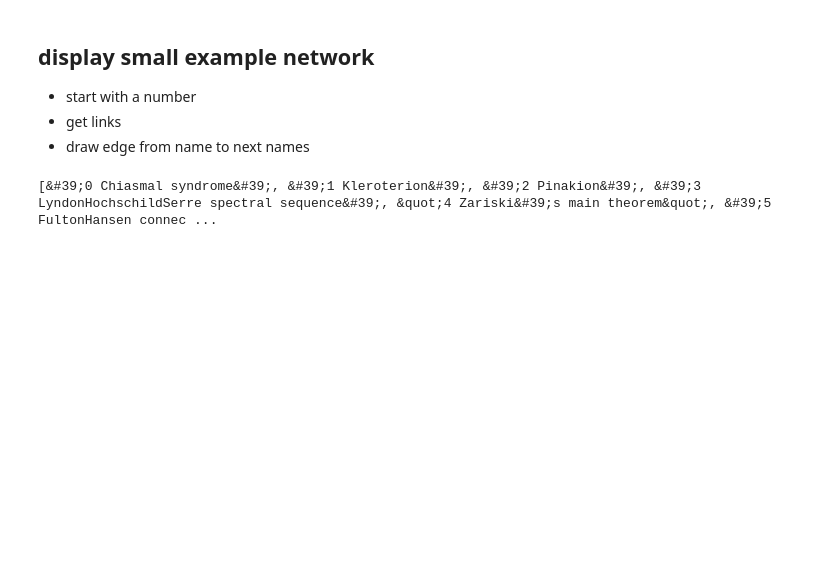
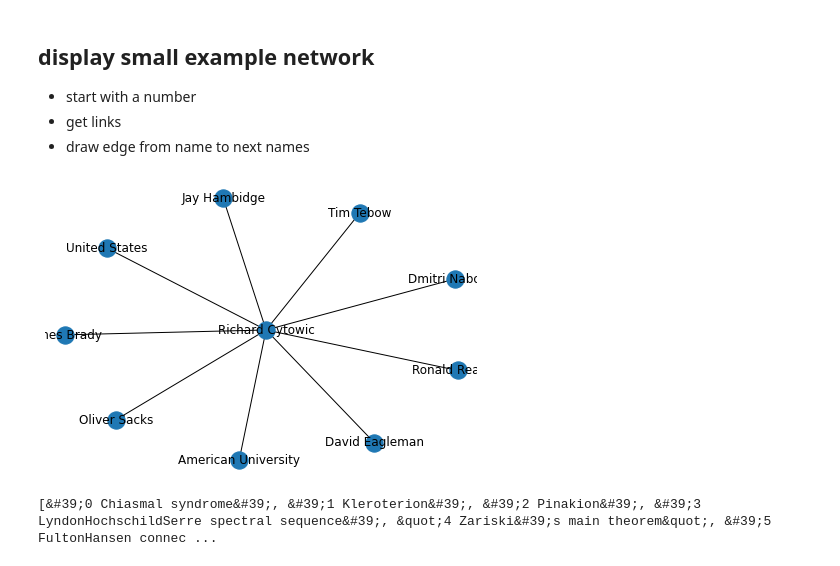
Before and after one commit to tijsvandenheuvel/wiki_hyperlink_network, a Jupyter notebook: wiki-network.ipynb, the cells around one changed output. Saved outputs shown, nothing was run; the diff lists cells and outputs as text; code cells hidden in the pictures; blank space fills up the shorter version.

Commit message:
draw simple graph from number

```diff
--- a/wiki-network.ipynb
+++ b/wiki-network.ipynb
@@ -84,3 +86,20 @@ input = 52
+# %%
+num_in = 62
+name_in = getNameByNumber(num_in)
+next_nums = getLinksByNumber(num_in)
+
+import networkx as nx
+import matplotlib.pyplot as plt
+
+G = nx.Graph()
+
+for num in next_nums:
+    G.add_edge(name_in,getNameByNumber(num))
+
+nx.draw(G, with_labels=True)
+plt.show()
+# %% [output]
+[figure, added]
 # %%
 
 
```
Also changed, not shown: parts of 3 cells of this notebook.
